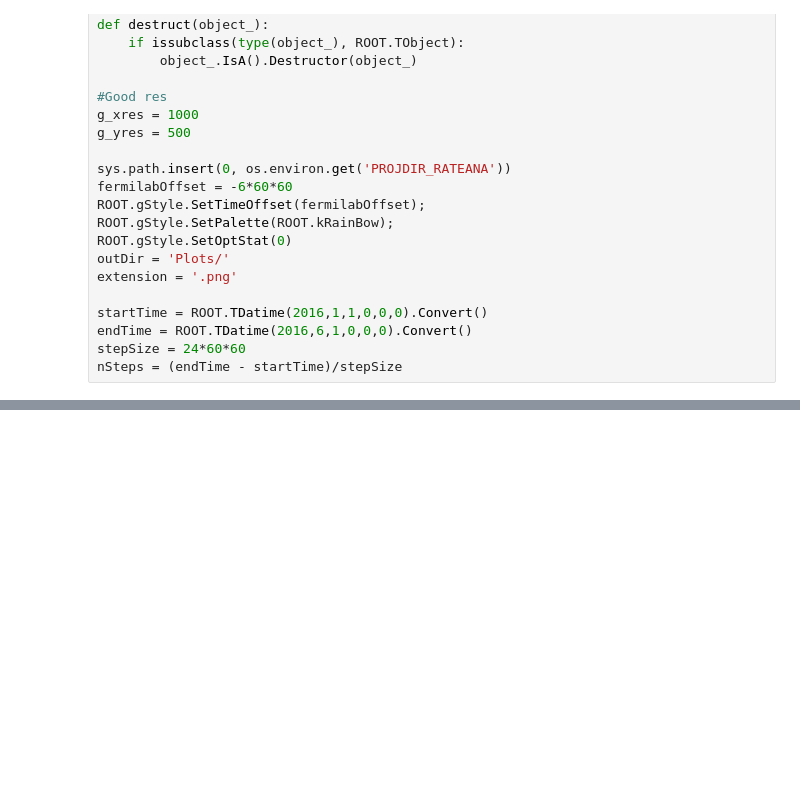
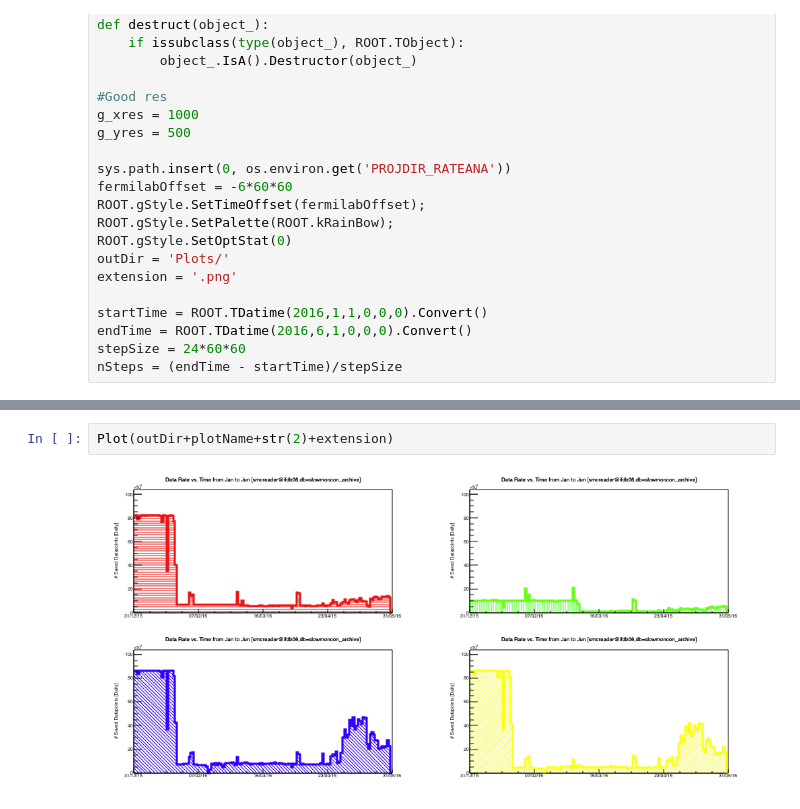
Before and after one commit to sdporzio/ArchiverRateAnalyzer, a Jupyter notebook: plotRates.ipynb, the cells around one changed output, grey strips where cells are left out. Saved outputs shown, nothing was run; the diff lists cells and outputs as text; blank space fills up the shorter version.

```diff
--- a/plotRates.ipynb
+++ b/plotRates.ipynb
@@ -65,0 +102,4 @@ Plot(outDir+plotName+extension)
+# %%
+Plot(outDir+plotName+str(2)+extension)
+# %% [output]
+[figure, added]
```
Also changed, not shown: parts of 3 cells of this notebook, 5 other files.
